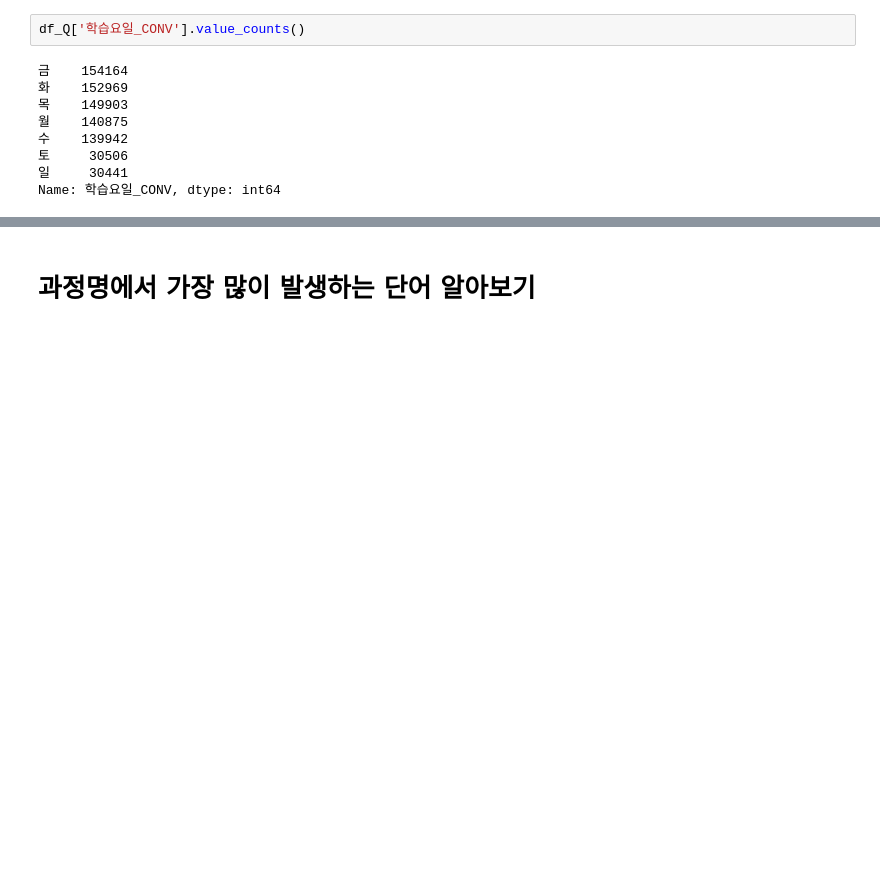
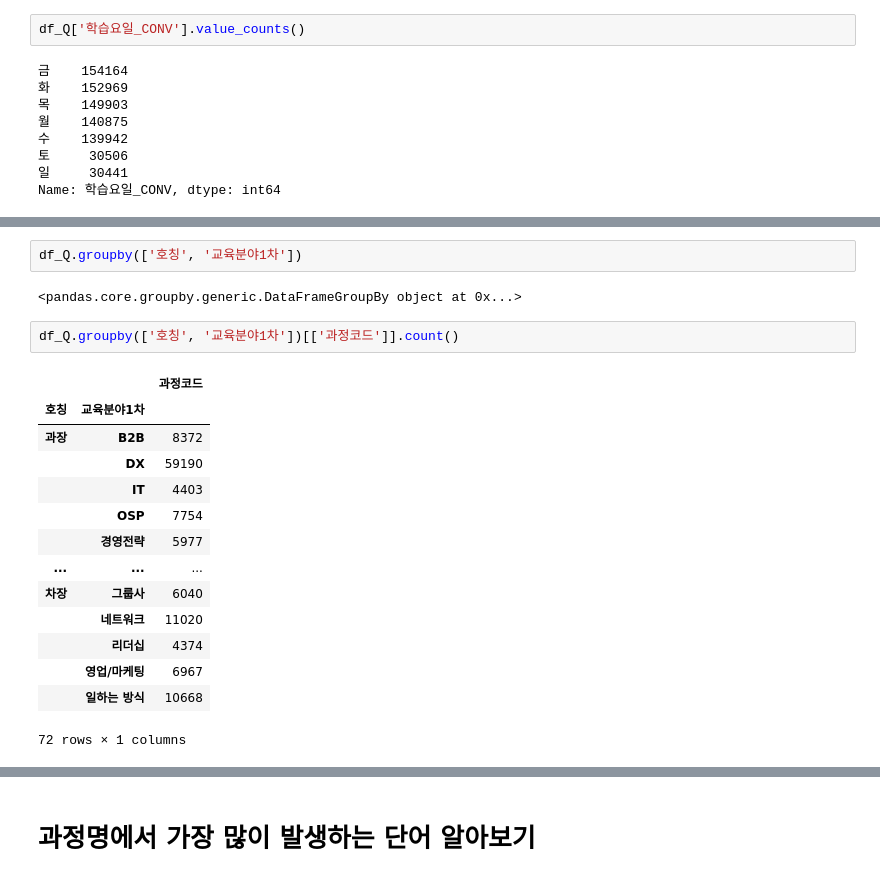
Before and after one commit to gzone2000/my_machine_learning, a Jupyter notebook: ml5/Online_study7.ipynb, the cells around one changed output, grey strips where cells are left out. Drawn from its saved outputs; the diff is of its cells as text; blank space fills up the shorter version.

```diff
--- a/ml5/Online_study7.ipynb
+++ b/ml5/Online_study7.ipynb
@@ -295 +333,22 @@ memory usage: 152.4+ MB
+# %%
+df_Q.groupby(['호칭', '교육분야1차'])
+# %% [output]
+<pandas.core.groupby.generic.DataFrameGroupBy object at 0x...>
+# %%
+df_Q.groupby(['호칭', '교육분야1차'])[['과정코드']].count()
+# %% [output]
+|  |  | 과정코드 |
+| 호칭 | 교육분야1차 |  |
+| 과장 | B2B | 8372 |
+|  | DX | 59190 |
+|  | IT | 4403 |
+|  | OSP | 7754 |
+|  | 경영전략 | 5977 |
+| ... | ... | ... |
+| 차장 | 그룹사 | 6040 |
+|  | 네트워크 | 11020 |
+|  | 리더십 | 4374 |
+|  | 영업/마케팅 | 6967 |
+|  | 일하는 방식 | 10668 |
+72 rows × 1 columns
 # %%
```
Also changed, not shown: parts of 96 cells of this notebook.
